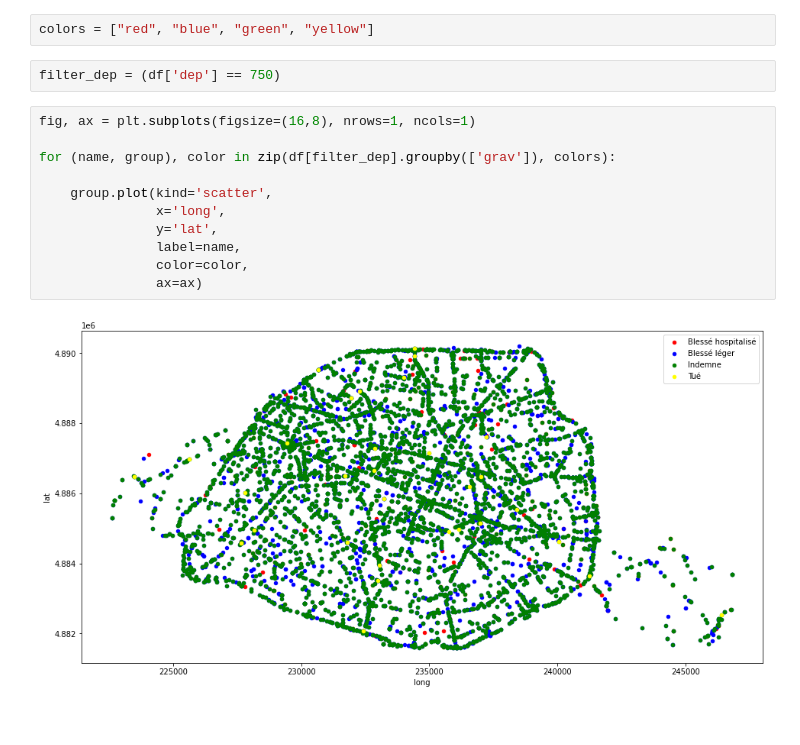
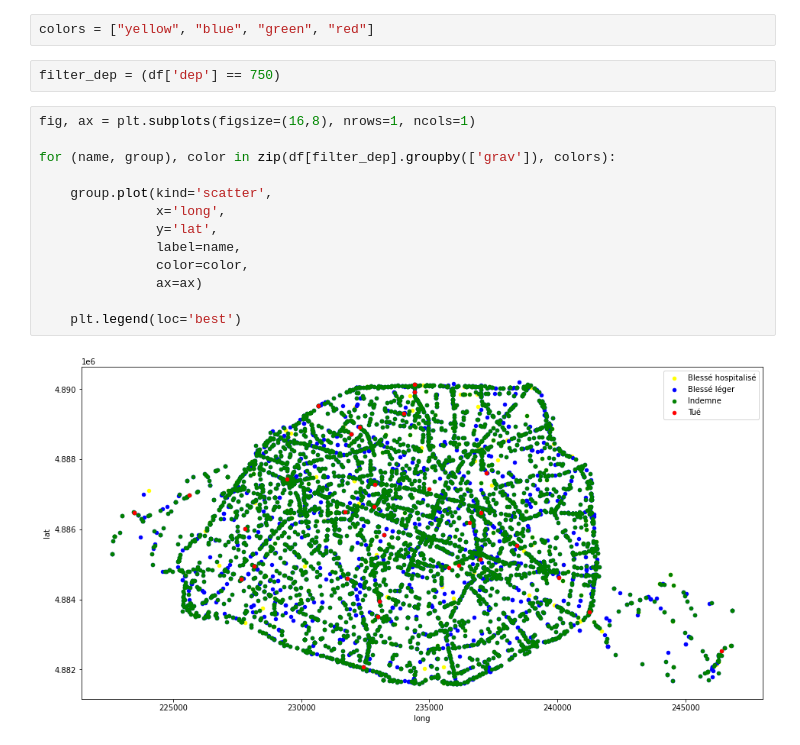
Before and after one commit to DorianMB/PythonProject, a Jupyter notebook: Exercices Pandas.ipynb, the cells around one changed output. Cells and saved outputs as stored; diff of their text form.

Commit message:
legend

```diff
--- a/Exercices Pandas.ipynb
+++ b/Exercices Pandas.ipynb
@@ -439,19 +439,21 @@ dtype: object
 # %%
 import matplotlib.pyplot as plt
 # %%
-colors = ["red", "blue", "green", "yellow"]
+colors = ["yellow", "blue", "green", "red"]
 # %%
 filter_dep = (df['dep'] == 750)
 # %%
 fig, ax = plt.subplots(figsize=(16,8), nrows=1, ncols=1)
 
 for (name, group), color in zip(df[filter_dep].groupby(['grav']), colors):
 
     group.plot(kind='scatter',
                x='long',
                y='lat',
                label=name,
                color=color,
                ax=ax)
+
+    plt.legend(loc='best')
 # %% [output]
-[figure, old version]
+[figure, new version]
```
